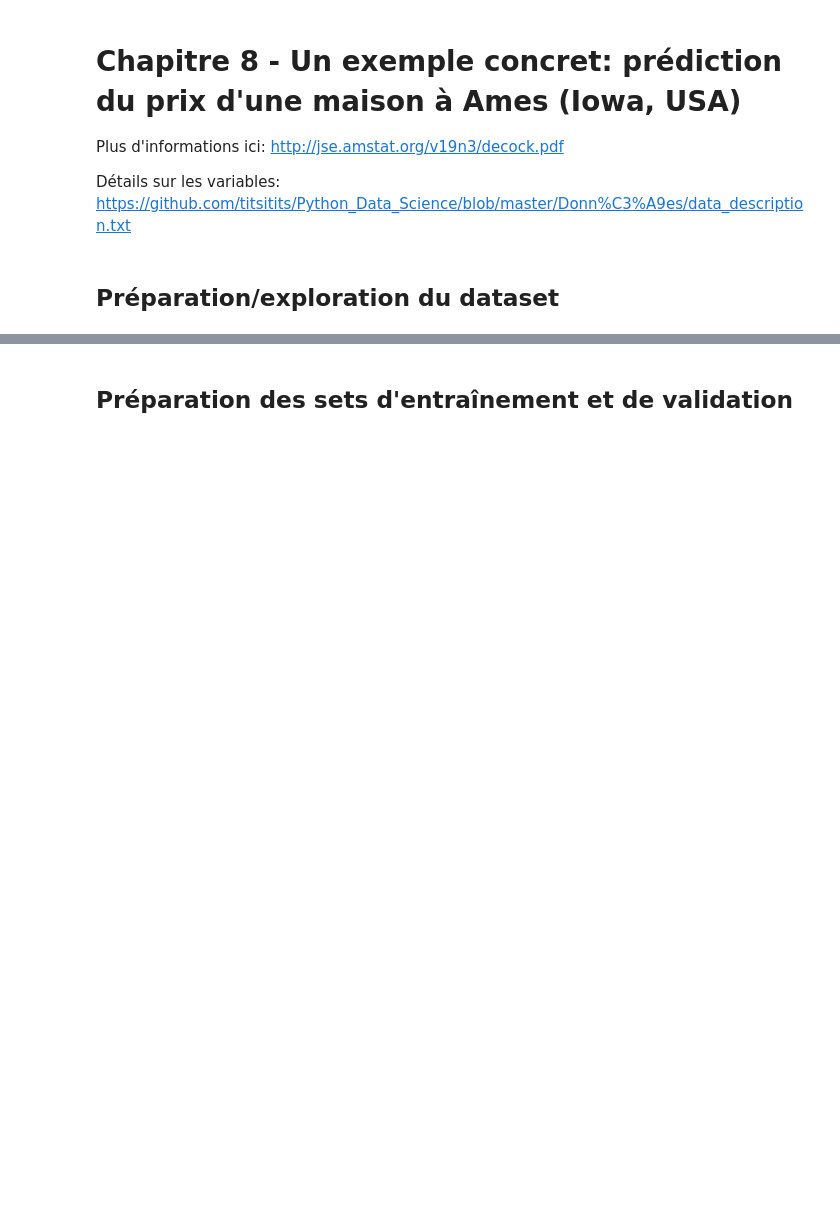
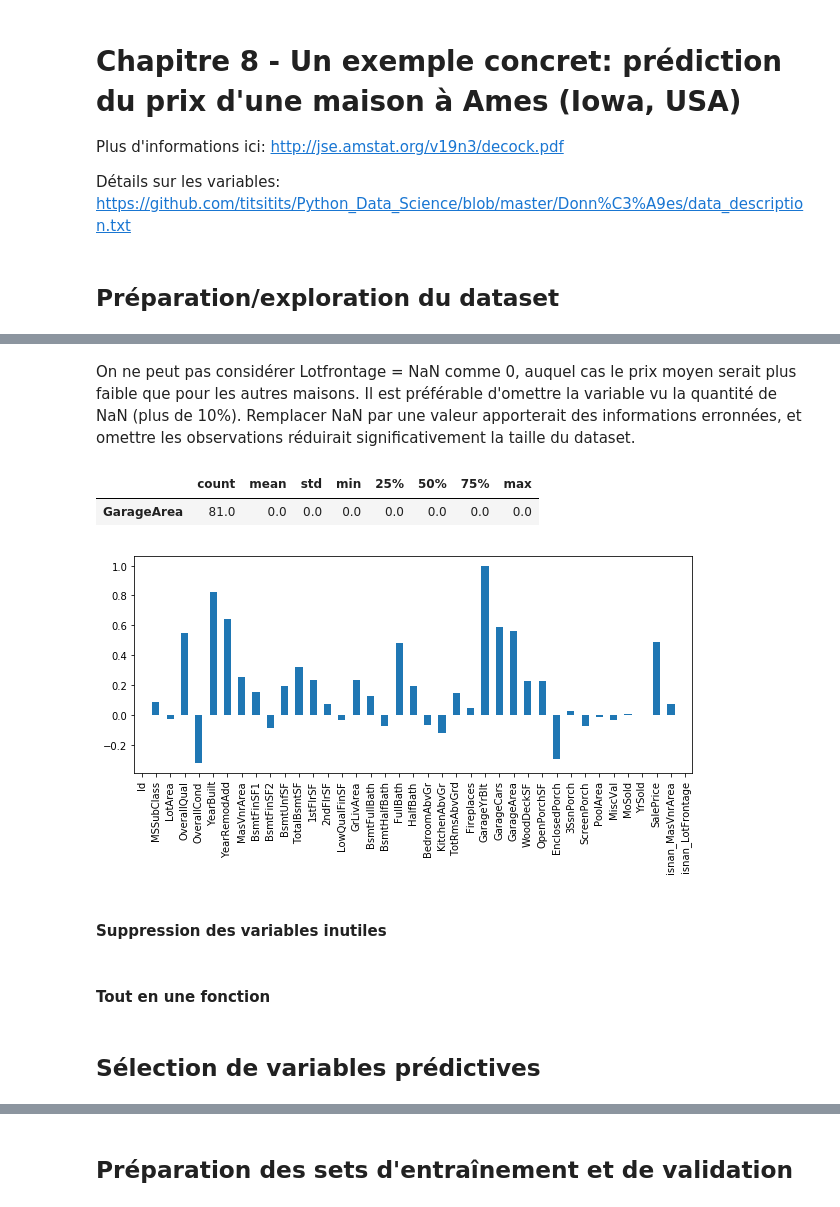
Before and after one commit to titsitits/Python_Data_Science, a Jupyter notebook: 8_Example_Ames_Housing_Dataset.ipynb, the cells around one changed output, grey strips where cells are left out. Cells and saved outputs as stored; diff of their text form; code cells hidden in the pictures; blank space fills up the shorter version.

```diff
--- a/8_Example_Ames_Housing_Dataset.ipynb
+++ b/8_Example_Ames_Housing_Dataset.ipynb
@@ -89,0 +161,18 @@ Une comparaison rapide entre les outliers et les catégories les plus fréquente
+# %% [markdown]
+On ne peut pas considérer Lotfrontage = NaN comme 0, auquel cas le prix moyen serait plus faible que pour les autres maisons. Il est préférable d'omettre la variable vu la quantité de NaN (plus de 10%). Remplacer NaN par une valeur apporterait des informations erronnées, et omettre les observations réduirait significativement la taille du dataset.
+# %%
+#Concernant l'année de construction du garage, une valeur nulle n'aurait aucun sens.
+#On peut vérifier que la NaN correspond simplement à une absence de garage. En effet, leur surface est toujours nulle:
+display_series(ames[ames.GarageYrBlt.isna()].GarageArea.describe())
+#L'information sur l'absence de garage est donc déjà présente dans une autre variable.
+
+ames.corrwith(ames["GarageYrBlt"]).plot.bar(figsize = (10,4))
+#On remarque aussi que l'année de construction du garage est logiquement corrélée avec l'année de construction du bien.
+#Pour remplir les quelques NaN, on peut éventuellement "simuler" une date de construction du garage avec l'année de construction.
+ames["GarageYrBlt"] = ames["GarageYrBlt"].fillna(ames["YearBuilt"])
+# %% [output]
+|  | count | mean | std | min | 25% | 50% | 75% | max |
+| GarageArea | 81.0 | 0.0 | 0.0 | 0.0 | 0.0 | 0.0 | 0.0 | 0.0 |
+[figure, added]
+# %% [markdown]
+#### Suppression des variables inutiles
@@ -89,0 +181,2 @@ Une comparaison rapide entre les outliers et les catégories les plus fréquente
+# %% [markdown]
+#### Tout en une fonction
@@ -89,0 +209,2 @@ Une comparaison rapide entre les outliers et les catégories les plus fréquente
+# %% [markdown]
+## Sélection de variables prédictives
```
Also changed, not shown: parts of 105 cells of this notebook.
